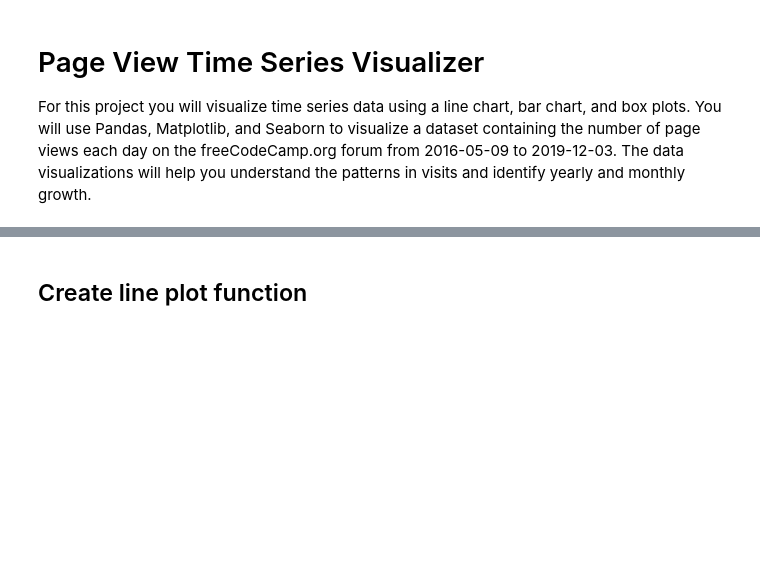
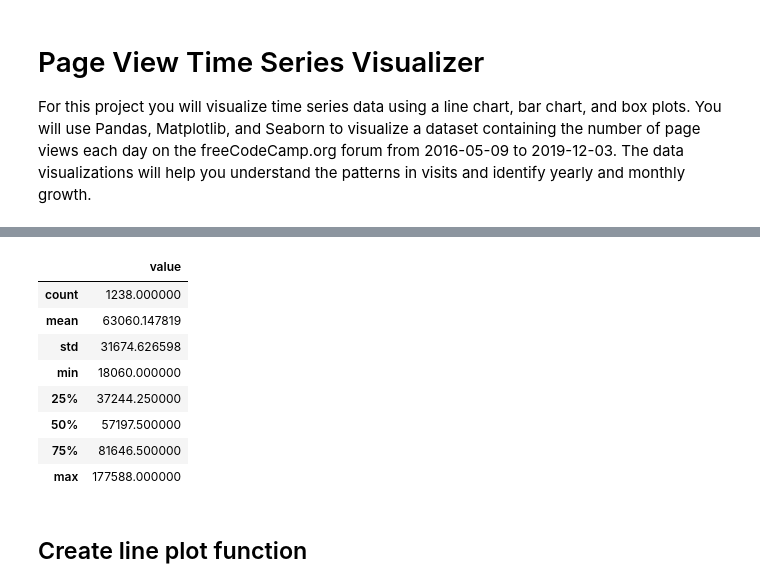
Before and after one commit to ngingumuntu/freecodecamp-projects, a Jupyter notebook: page_view_time_series_visualizer.ipynb, the cells around one changed output, grey strips where cells are left out. Drawn from its saved outputs; the diff is of its cells as text; code cells hidden in the pictures; blank space fills up the shorter version.

```diff
--- a/page_view_time_series_visualizer.ipynb
+++ b/page_view_time_series_visualizer.ipynb
@@ -35,3 +47,15 @@ df.head()
+# %%
+df.describe()
+# %% [output]
+|  | value |
+| count | 1238.000000 |
+| mean | 63060.147819 |
+| std | 31674.626598 |
+| min | 18060.000000 |
+| 25% | 37244.250000 |
+| 50% | 57197.500000 |
+| 75% | 81646.500000 |
+| max | 177588.000000 |
 # %% [markdown]
 ## Create line plot function
 # %%
```
Also changed, not shown: parts of 3 cells of this notebook.
